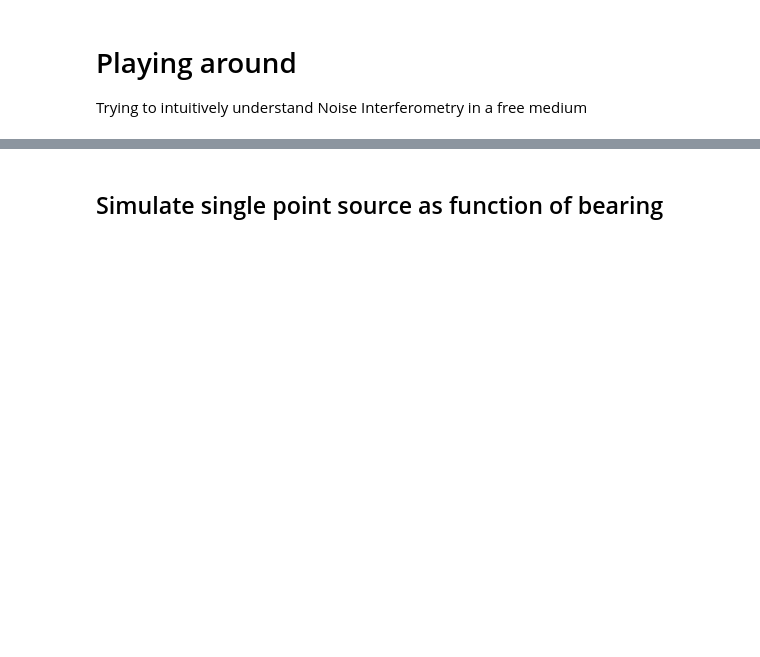
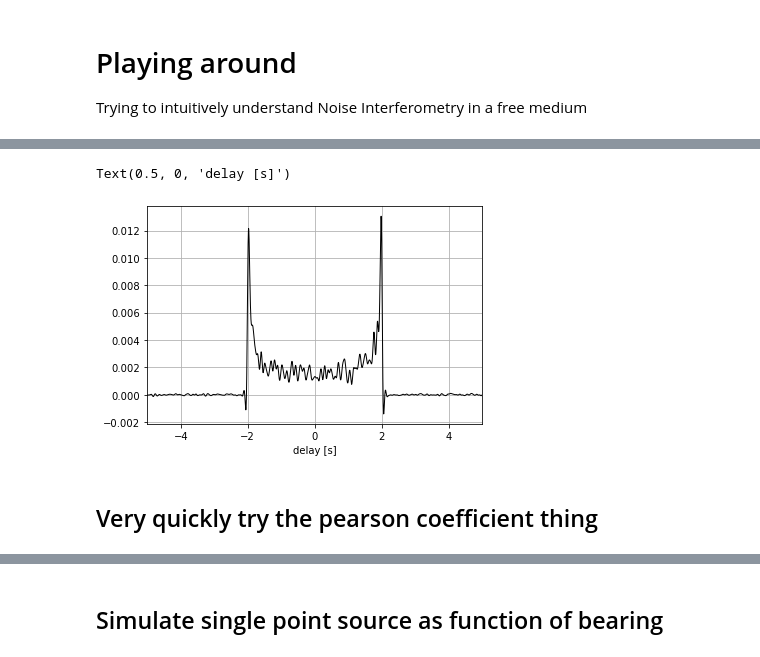
Before and after one commit to John-Ragland/NI_simulation, a Jupyter notebook: scripts/playing_around.ipynb, the cells around one changed output, grey strips where cells are left out. Drawn from its saved outputs; the diff is of its cells as text; code cells hidden in the pictures; blank space fills up the shorter version.

```diff
--- a/scripts/playing_around.ipynb
+++ b/scripts/playing_around.ipynb
@@ -53,3 +33,12 @@ _pickle.UnpicklingError: invalid load key, '?'.
+# %%
+R = np.array(R)
 # %%
-plt.plot(env.tau, R)
-plt.xlim([-10,10])
+plt.plot(env.tau, np.sum(np.array(R), axis=0), linewidth=1, color='k')
+plt.xlim([-5,5])
+plt.grid()
+plt.xlabel('delay [s]')
+# %% [output]
+Text(0.5, 0, 'delay [s]')
+[figure, added]
+# %% [markdown]
+## Very quickly try the pearson coefficient thing
```
Also changed, not shown: parts of 7 cells of this notebook, 3 other files.
